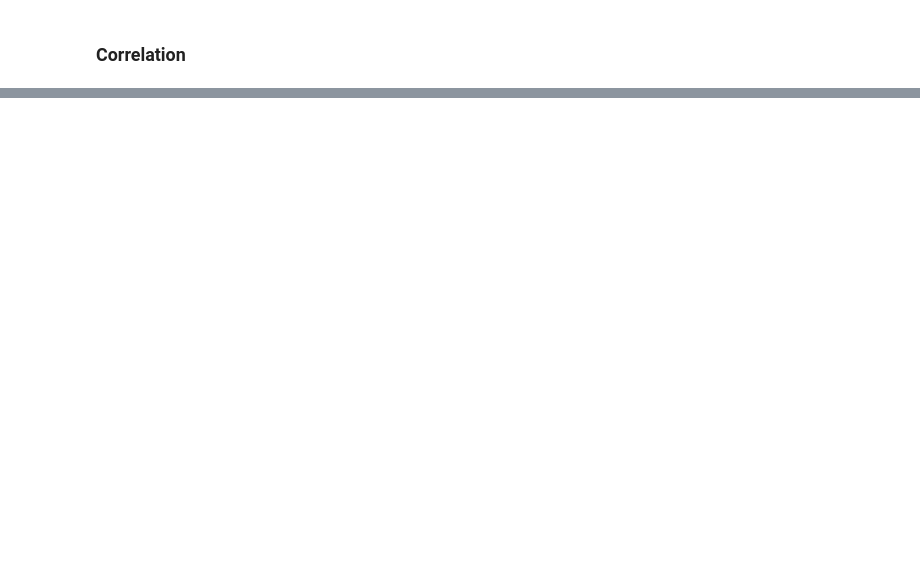
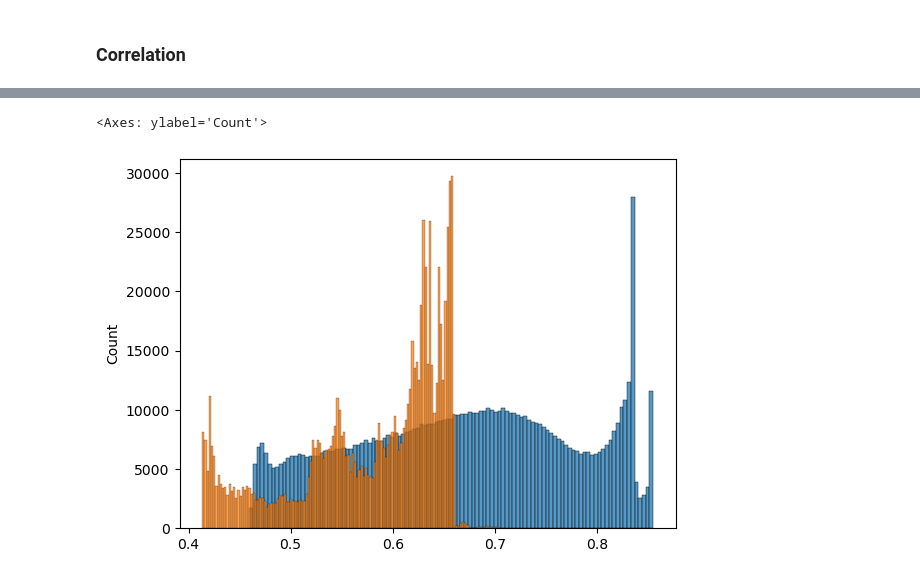
Before and after one commit to jonhbl/dl-flavours-of-physics, a Jupyter notebook: data-analysis.ipynb, the cells around one changed output, grey strips where cells are left out. Cells and saved outputs as stored; diff of their text form; code cells hidden in the pictures; blank space fills up the shorter version.

Commit message:
result yeah

```diff
--- a/data-analysis.ipynb
+++ b/data-analysis.ipynb
@@ -567,0 +649,8 @@ np.float64(0.07094648618171709)
+# %%
+y_tests = np.array([y_test_hat_xgb, y_test_hat_mlp, y_test_hat_rf, y_test_hat_xgb_wm])
+# %%
+test_result = calc_ensemble(models=y_tests, weights=weights_corr)
+# %%
+test = pd.read_csv("data/test.csv", index_col="id")
+result = pd.DataFrame({"id": test.index})
+result["prediction"] = test_result
@@ -567,0 +668,8 @@ np.float64(0.07094648618171709)
+# %%
+sub_ex = pd.read_csv("data/sample_submission.csv")
+# %%
+sns.histplot(result["prediction"].values)
+sns.histplot(sub_ex["prediction"].values)
+# %% [output]
+<Axes: ylabel='Count'>
+[figure, added]
```
Also changed, not shown: parts of 41 cells of this notebook, 3 other files.
